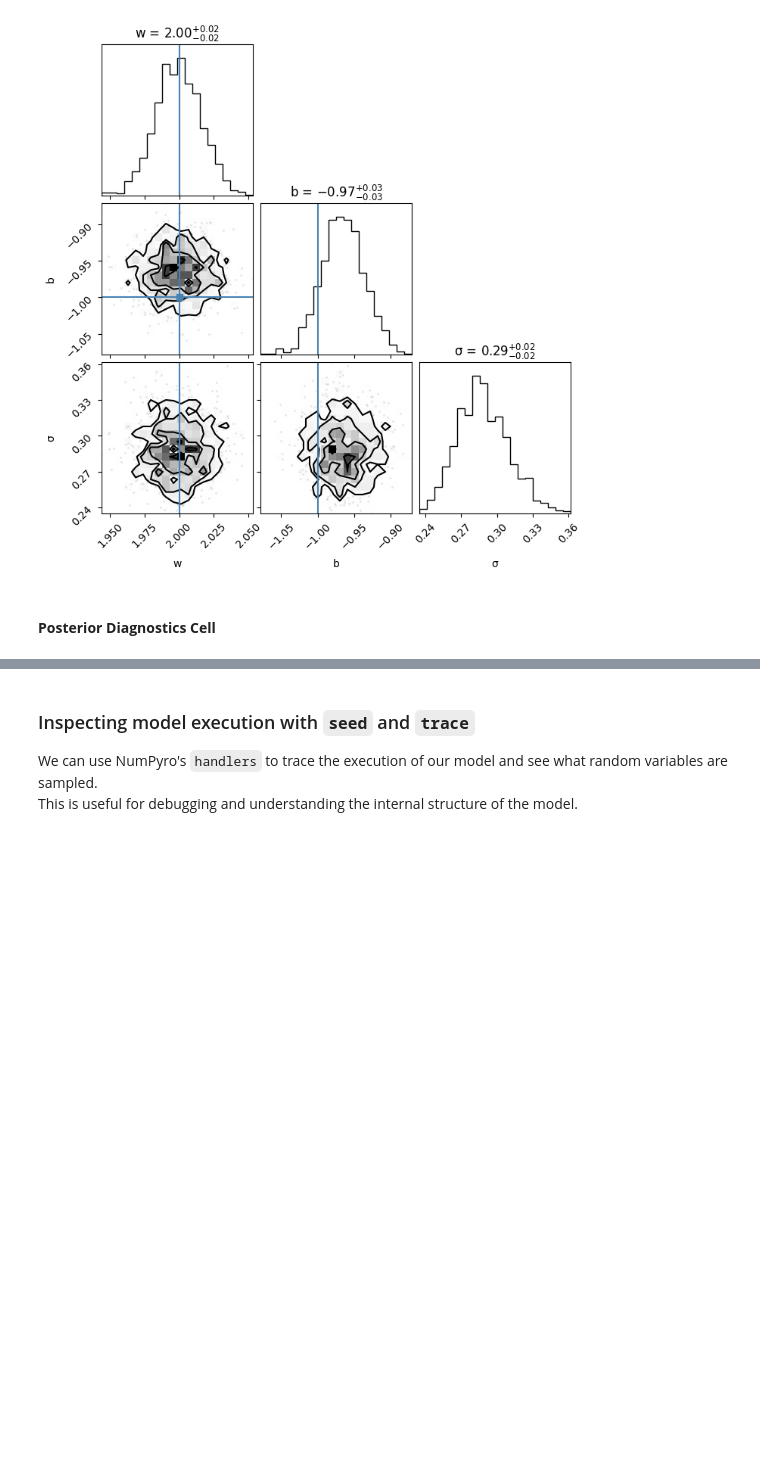
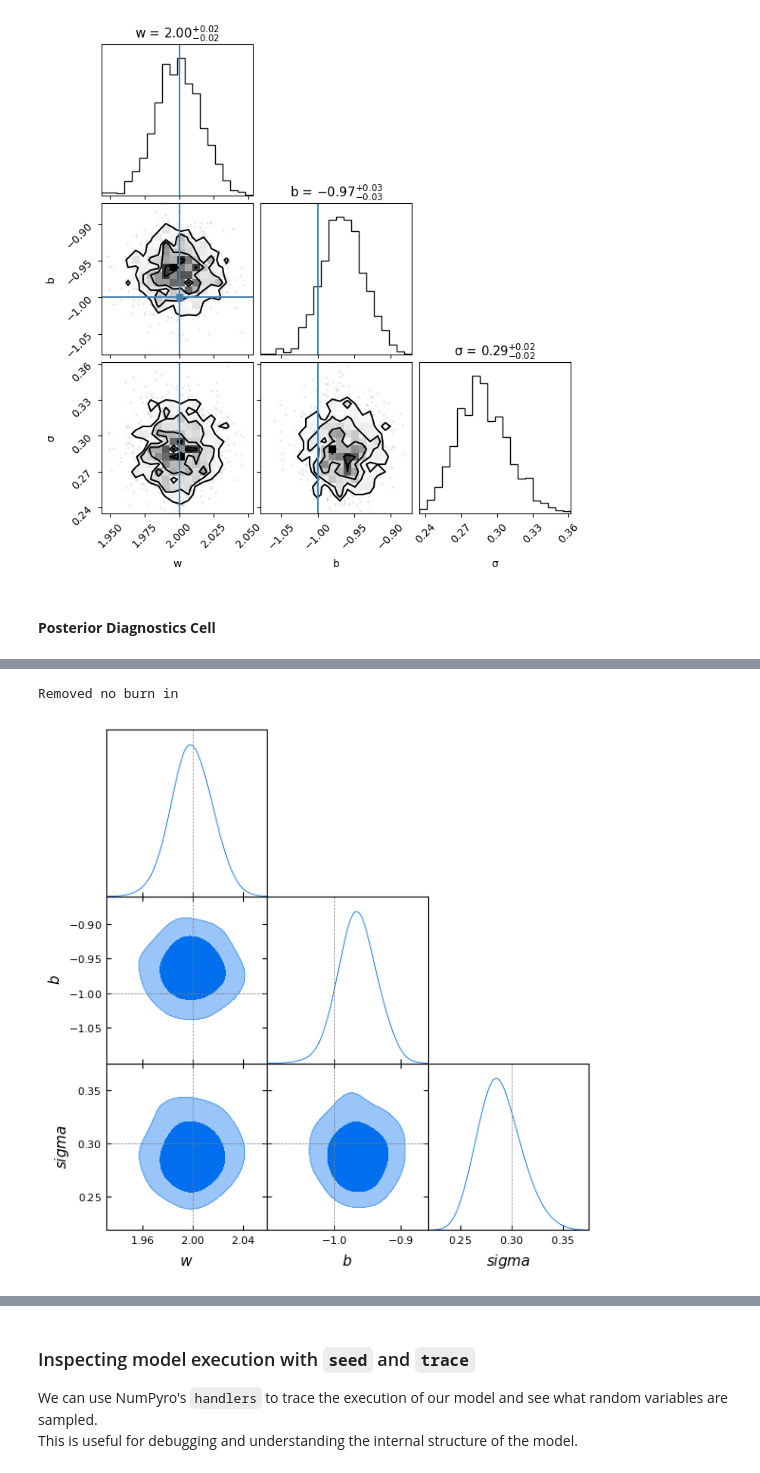
Before and after one commit to ASKabalan/Tutorials, a Jupyter notebook: BDL2025/Exercises/01_Beginner.ipynb, the cells around one changed output, grey strips where cells are left out. Drawn from its saved outputs; the diff is of its cells as text; code cells hidden in the pictures; blank space fills up the shorter version.

```diff
--- a/BDL2025/Exercises/01_Beginner.ipynb
+++ b/BDL2025/Exercises/01_Beginner.ipynb
@@ -104,0 +199,26 @@ az.summary(idata, var_names=["w", "b", "sigma"])
+# %%
+from getdist import MCSamples, plots
+import matplotlib.pyplot as plt
+import arviz as az
+
+# Step 1: Extract and clean samples
+df = az.extract(idata, var_names=["w", "b", "sigma"]).to_dataframe().drop(columns=["chain", "draw"])
+
+# Step 2: Convert to NumPy and define names/labels
+samples_array = df[["w", "b", "sigma"]].to_numpy()
+param_names = ["w", "b", "sigma"]
+param_labels = ["w", "b", "sigma"]
+
+# Step 3: Create GetDist MCSamples
+gd_samples = MCSamples(samples=samples_array, names=param_names, labels=param_labels)
+
+# Step 4: Plot with truth values mapped to parameter names
+g = plots.get_subplot_plotter()
+g.triangle_plot(
+    gd_samples,
+    filled=True,
+    markers={"w": true_w, "b": true_b, "sigma": 0.3}  # explicitly name truths
+)
+# %% [output]
+Removed no burn in
+[figure, added]
```
Also changed, not shown: parts of 13 cells of this notebook, 1 other file.
